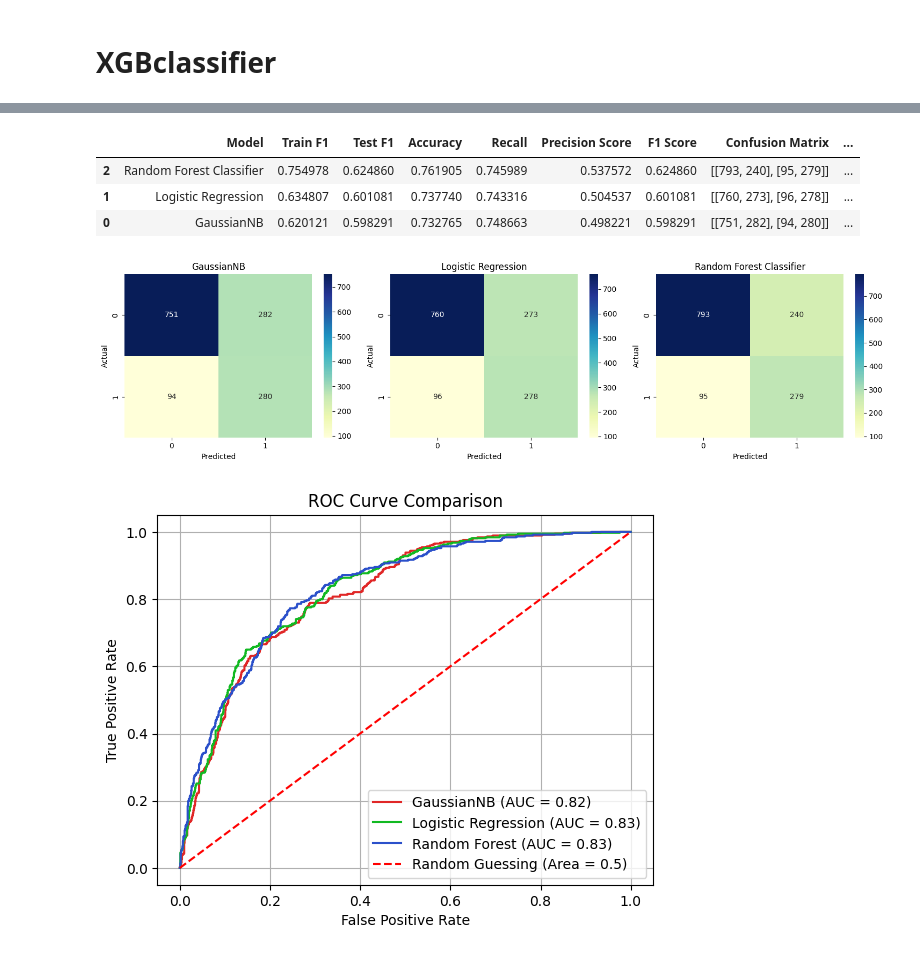
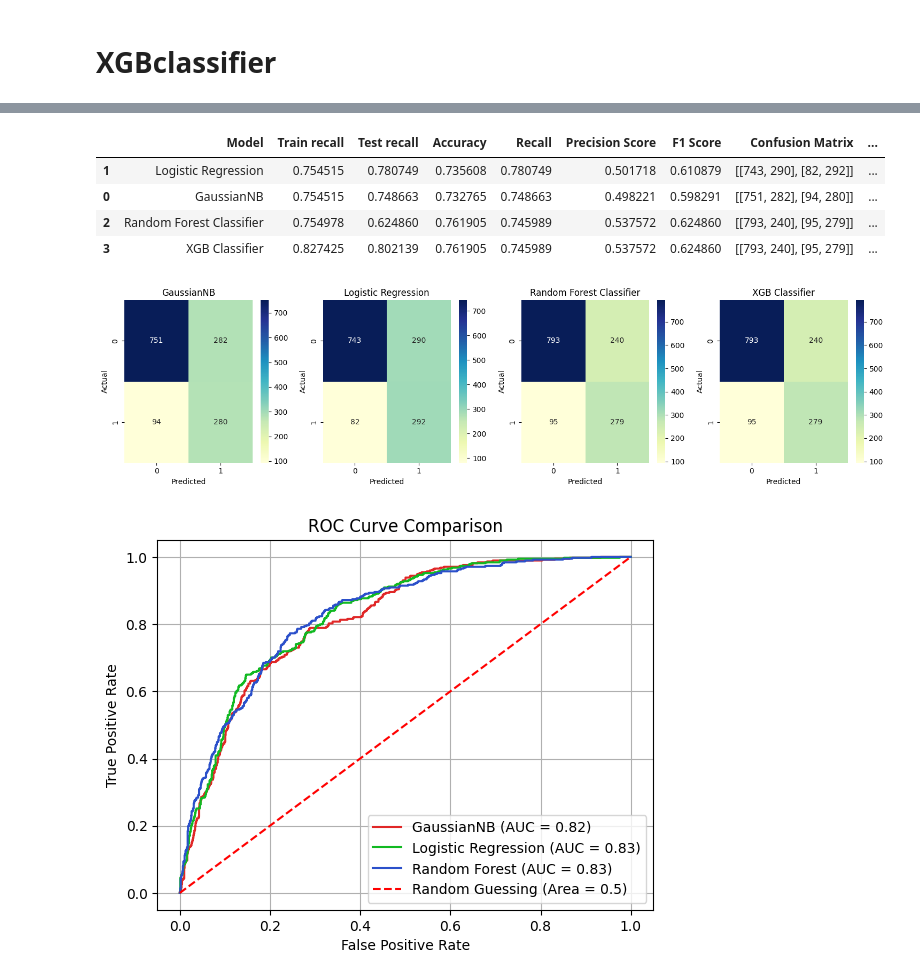
Before and after one commit to Md-Maruf-1727/customer-churn-prediction-ml, a Jupyter notebook: NoteBooks/04_model_training.ipynb, the cells around one changed output, grey strips where cells are left out. Saved outputs shown, nothing was run; the diff lists cells and outputs as text; code cells hidden in the pictures.

```diff
--- a/NoteBooks/04_model_training.ipynb
+++ b/NoteBooks/04_model_training.ipynb
@@ -221,7 +219,7 @@ logistic_grid = GridSearchCV(
     estimator=logi_pipeline,
     param_grid=log_param_grid,
     cv= 5,
-    scoring='f1',
+    scoring='recall',
     n_jobs=-1
 )
 logistic_model = logistic_grid.fit(scale_xtrain, ytrain)
@@ -292,7 +287,7 @@ rf_grid = GridSearchCV(
     estimator= rf_pipeline,
     param_grid=rf_param_grid,
     cv = 5,
-    scoring='f1',
+    scoring='recall',
     n_jobs=-1,
     verbose=1
 )
@@ -348,0 +370,32 @@ Random Forest Classifier Confussion Matrix:
+# %%
+xgb_train_pred = xgb_model.predict(scale_xtrain)
+xgb_pred = xgb_model.predict(scale_xtest)
+xgb_pred_proba = xgb_model.predict_proba(scale_xtest)[:, 1]
+
+xgb_train_f1 = recall_score(ytrain, xgb_train_pred)
+xgb_test_f1 = recall_score(ytest, xgb_pred)
+
+xgb_accuracy = accuracy_score(ytest, rf_pred)
+xgb_recall = recall_score(ytest, rf_pred)
+xgb_precision = precision_score(ytest, rf_pred)
+xgb_f1 = f1_score(ytest, rf_pred)
+xgb_confussion = confusion_matrix(ytest, rf_pred)
+xgb_roc_auc = roc_auc_score(ytest, rf_pred_proba)
+
+xgb_best_param = rf_model.best_params_
+xgb_best_score = rf_model.best_score_
+
+xgb_result = pd.DataFrame([{
+    'Model': 'XGB Classifier',
+    'Train recall': xgb_train_f1,
+    'Test recall': xgb_test_f1,
+    'Accuracy': xgb_accuracy,
+    'Recall': xgb_recall,
+    'Precision Score': xgb_precision,
+    'F1 Score': xgb_f1,
+    'Confusion Matrix': xgb_confussion,
+    'Roc Auc Score': xgb_roc_auc,
+    'Best Params': str(xgb_best_param),
+    'Best CV Score': xgb_best_score
+}])
+xgb_result
@@ -349,27 +413,28 @@ Random Forest Classifier Confussion Matrix:
 # %%
-comparing = pd.concat([gnb_result, logistic_result, rf_result], ignore_index=True)
-comparing.sort_values(by='F1 Score', ascending=False)
+comparing = pd.concat([gnb_result, logistic_result, rf_result, xgb_result], ignore_index=True)
+comparing.sort_values(by='Recall', ascending=False)
 # %% [output]
-|  | Model | Train F1 | Test F1 | Accuracy | Recall | Precision Score | F1 Score | Confusion Matrix | ... |
+|  | Model | Train recall | Test recall | Accuracy | Recall | Precision Score | F1 Score | Confusion Matrix | ... |
+| 1 | Logistic Regression | 0.754515 | 0.780749 | 0.735608 | 0.780749 | 0.501718 | 0.610879 | [[743, 290], [82, 292]] | ... |
+| 0 | GaussianNB | 0.754515 | 0.748663 | 0.732765 | 0.748663 | 0.498221 | 0.598291 | [[751, 282], [94, 280]] | ... |
 | 2 | Random Forest Classifier | 0.754978 | 0.624860 | 0.761905 | 0.745989 | 0.537572 | 0.624860 | [[793, 240], [95, 279]] | ... |
-| 1 | Logistic Regression | 0.634807 | 0.601081 | 0.737740 | 0.743316 | 0.504537 | 0.601081 | [[760, 273], [96, 278]] | ... |
-| 0 | GaussianNB | 0.620121 | 0.598291 | 0.732765 | 0.748663 | 0.498221 | 0.598291 | [[751, 282], [94, 280]] | ... |
+| 3 | XGB Classifier | 0.827425 | 0.802139 | 0.761905 | 0.745989 | 0.537572 | 0.624860 | [[793, 240], [95, 279]] | ... |
 # %%
-confussion_matrixes = [gnb_confusion, logistic_confussion, rf_confussion]
-titles = ['GaussianNB', 'Logistic Regression', 'Random Forest Classifier']
+confussion_matrixes = [gnb_confusion, logistic_confussion, rf_confussion, xgb_confussion]
+titles = ['GaussianNB', 'Logistic Regression', 'Random Forest Classifier', 'XGB Classifier']
 
-fig, axes = plt.subplots(1, 3, figsize=(15, 4))
+fig, axes = plt.subplots(1, 4, figsize=(15, 4))
 
 for ax, cm, title in zip(axes, confussion_matrixes, titles):
     sns.heatmap(cm, annot=True, fmt='g', cmap='YlGnBu', ax= ax)
     ax.set_title(title)
     ax.set_xlabel('Predicted')
     ax.set_ylabel('Actual')
 
 plt.tight_layout()
 plt.show()
 # %% [output]
-[figure, old version]
+[figure, new version]
 # %%
 fpr1, tpr1, _ = roc_curve(ytest, gnb_pred_proba)
 fpr2, tpr2, _ = roc_curve(ytest, logistic_model_pred_proba)
```
Also changed, not shown: parts of 8 cells of this notebook.
